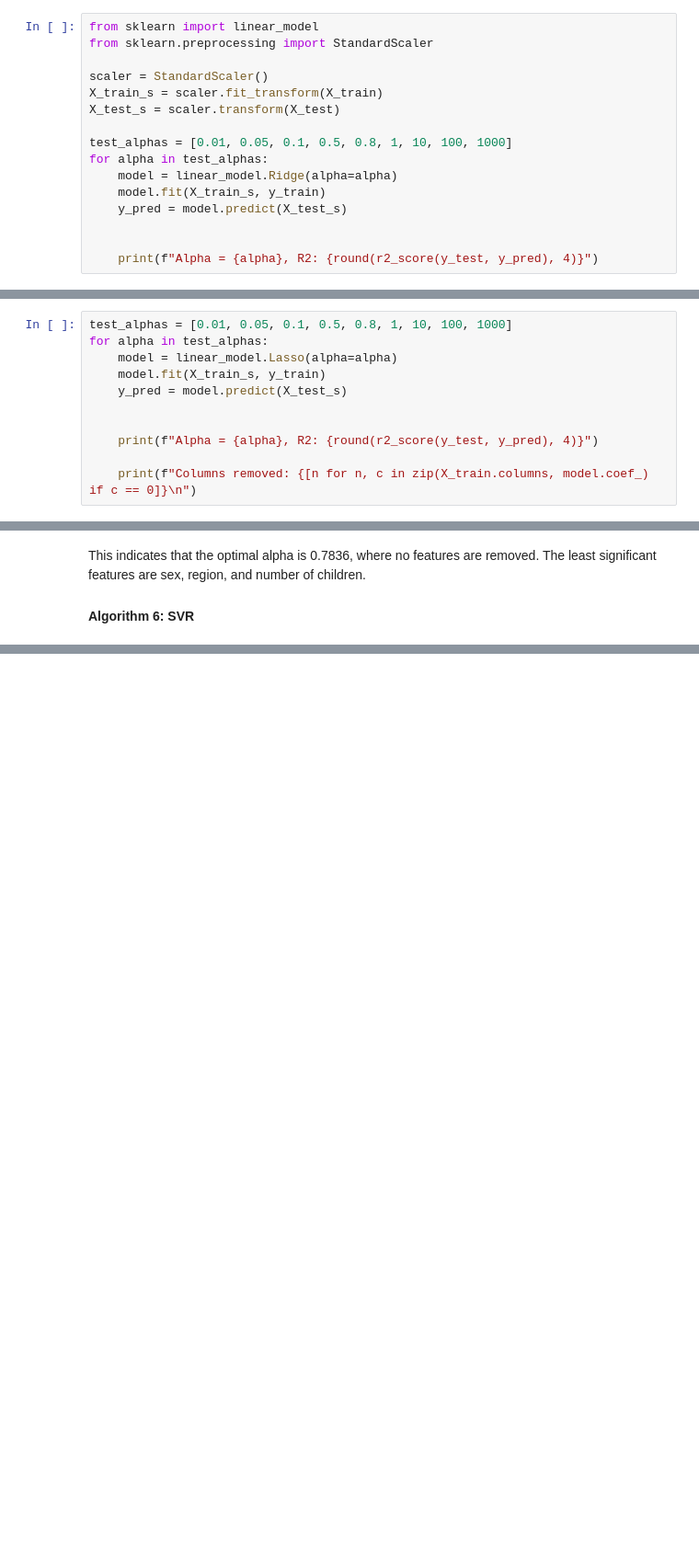
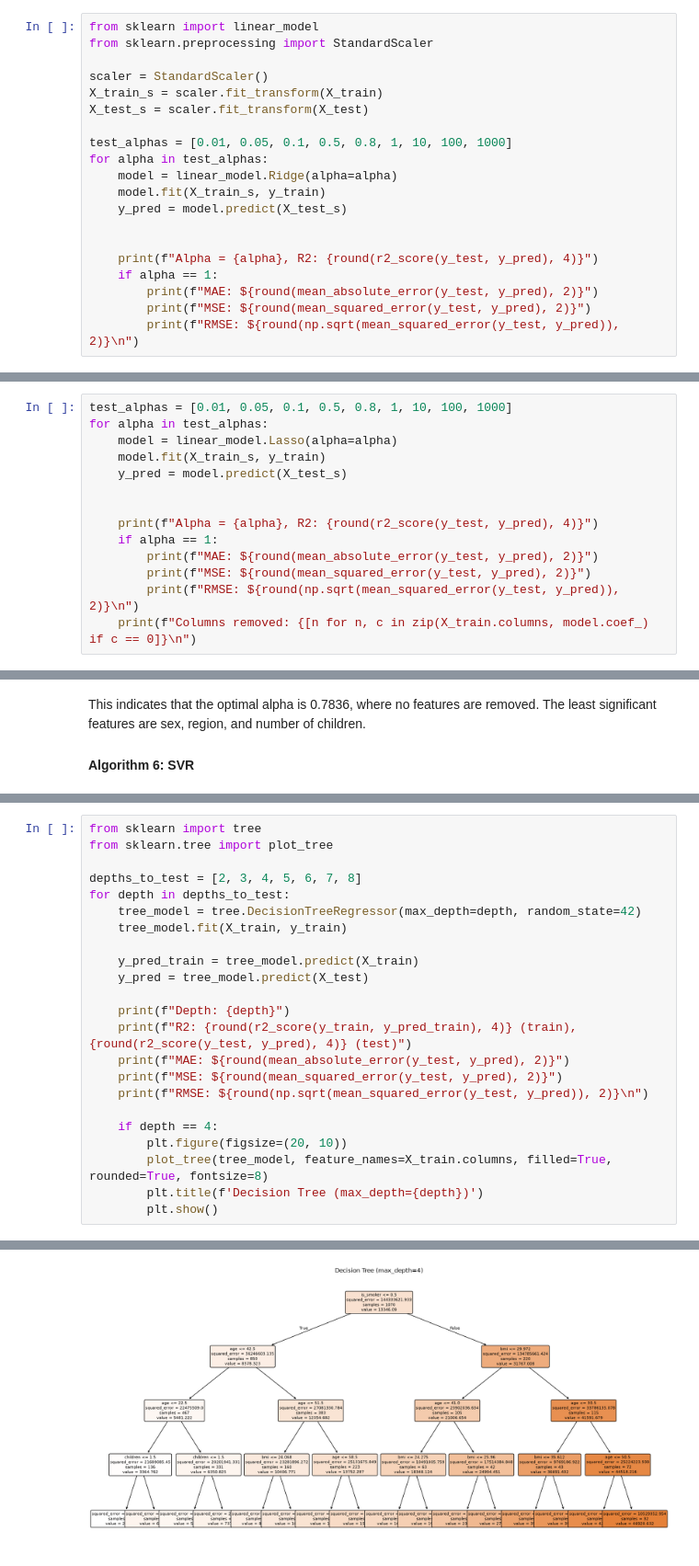
Before and after one commit to AnkithSVaidya/Machine-Learning, a Jupyter notebook: mini-2/mini.ipynb, the cells around one changed output, grey strips where cells are left out. Shown at 92% size. Cells and saved outputs as stored; diff of their text form; blank space fills up the shorter version.

```diff
--- a/mini-2/mini.ipynb
+++ b/mini-2/mini.ipynb
@@ -251,7 +251,7 @@ from sklearn.preprocessing import StandardScaler
 
 scaler = StandardScaler()
 X_train_s = scaler.fit_transform(X_train)
-X_test_s = scaler.transform(X_test)
+X_test_s = scaler.fit_transform(X_test)
 
 test_alphas = [0.01, 0.05, 0.1, 0.5, 0.8, 1, 10, 100, 1000]
 for alpha in test_alphas:
@@ -261,4 +261,8 @@ for alpha in test_alphas:
 
 
     print(f"Alpha = {alpha}, R2: {round(r2_score(y_test, y_pred), 4)}")
+    if alpha == 1:
+        print(f"MAE: ${round(mean_absolute_error(y_test, y_pred), 2)}")
+        print(f"MSE: ${round(mean_squared_error(y_test, y_pred), 2)}")
+        print(f"RMSE: ${round(np.sqrt(mean_squared_error(y_test, y_pred)), 2)}\n")
 # %% [output]
@@ -284,6 +292,9 @@ for alpha in test_alphas:
 
 
     print(f"Alpha = {alpha}, R2: {round(r2_score(y_test, y_pred), 4)}")
-
+    if alpha == 1:
+        print(f"MAE: ${round(mean_absolute_error(y_test, y_pred), 2)}")
+        print(f"MSE: ${round(mean_squared_error(y_test, y_pred), 2)}")
+        print(f"RMSE: ${round(np.sqrt(mean_squared_error(y_test, y_pred)), 2)}\n")
     print(f"Columns removed: {[n for n, c in zip(X_train.columns, model.coef_) if c == 0]}\n")
 # %% [output]
@@ -310,0 +365,24 @@ This indicates that the optimal alpha is 0.7836, where no features are removed.
+# %%
+from sklearn import tree
+from sklearn.tree import plot_tree
+
+depths_to_test = [2, 3, 4, 5, 6, 7, 8]
+for depth in depths_to_test:
+    tree_model = tree.DecisionTreeRegressor(max_depth=depth, random_state=42)
+    tree_model.fit(X_train, y_train)
+
+    y_pred_train = tree_model.predict(X_train)
+    y_pred = tree_model.predict(X_test)
+
+    print(f"Depth: {depth}")
+    print(f"R2: {round(r2_score(y_train, y_pred_train), 4)} (train), {round(r2_score(y_test, y_pred), 4)} (test)")
+    print(f"MAE: ${round(mean_absolute_error(y_test, y_pred), 2)}")
+    print(f"MSE: ${round(mean_squared_error(y_test, y_pred), 2)}")
+    print(f"RMSE: ${round(np.sqrt(mean_squared_error(y_test, y_pred)), 2)}\n")
+
+    if depth == 4:
+        plt.figure(figsize=(20, 10))
+        plot_tree(tree_model, feature_names=X_train.columns, filled=True, rounded=True, fontsize=8)
+        plt.title(f'Decision Tree (max_depth={depth})')
+        plt.show()
+# %% [output]
@@ -310,0 +406 @@ This indicates that the optimal alpha is 0.7836, where no features are removed.
+[figure, added]
```
Also changed, not shown: parts of 6 cells of this notebook.
